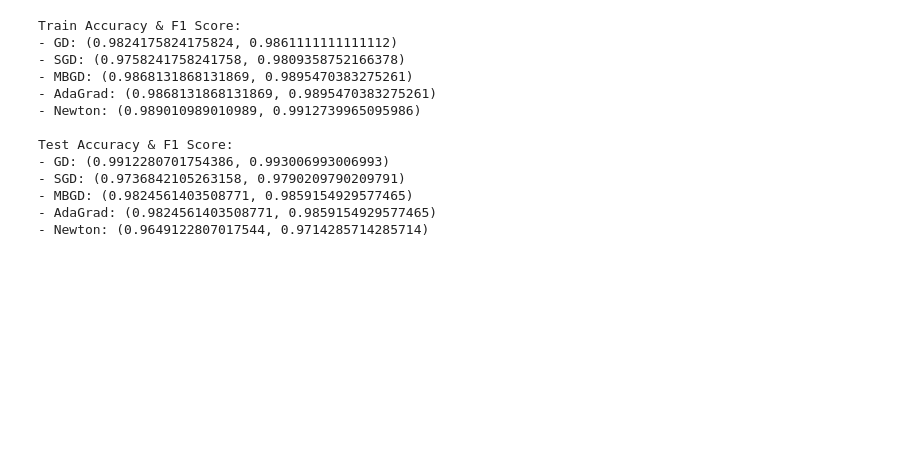
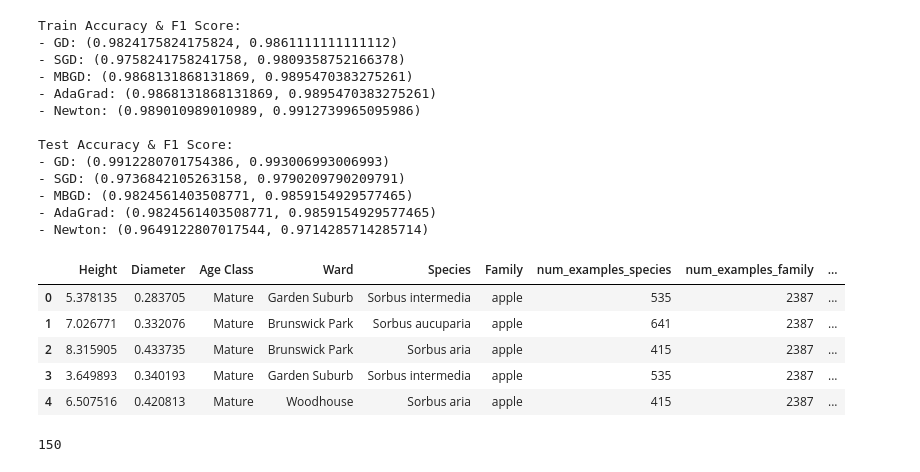
Before and after one commit to satadisha/data-exploratorium, a Jupyter notebook: general-lectures/interactive_ml_demo.ipynb, the cells around one changed output. Cells and saved outputs as stored; diff of their text form; code cells hidden in the pictures; blank space fills up the shorter version.

```diff
--- a/general-lectures/interactive_ml_demo.ipynb
+++ b/general-lectures/interactive_ml_demo.ipynb
@@ -1161,3 +1161,31 @@ Test Accuracy & F1 Score:
 - MBGD: (0.9824561403508771, 0.9859154929577465)
 - AdaGrad: (0.9824561403508771, 0.9859154929577465)
 - Newton: (0.9649122807017544, 0.9714285714285714)
+# %%
+import pandas as pd
+import numpy as np
+import matplotlib.pyplot as plt
+from matplotlib.animation import FuncAnimation
+from matplotlib.patches import FancyBboxPatch
+from matplotlib.lines import Line2D
+from IPython.display import HTML
+
+from sklearn.tree import DecisionTreeClassifier
+from sklearn.preprocessing import LabelEncoder
+
+# ----------------------------
+# 1) Load your CSV
+# ----------------------------
+df = pd.read_csv("data/data_for_tree_Oct22.csv")
+df.head()
+# %% [output]
+|  | Height | Diameter | Age Class | Ward | Species | Family | num_examples_species | num_examples_family | ... |
+| 0 | 5.378135 | 0.283705 | Mature | Garden Suburb | Sorbus intermedia | apple | 535 | 2387 | ... |
+| 1 | 7.026771 | 0.332076 | Mature | Brunswick Park | Sorbus aucuparia | apple | 641 | 2387 | ... |
+| 2 | 8.315905 | 0.433735 | Mature | Brunswick Park | Sorbus aria | apple | 415 | 2387 | ... |
+| 3 | 3.649893 | 0.340193 | Mature | Garden Suburb | Sorbus intermedia | apple | 535 | 2387 | ... |
+| 4 | 6.507516 | 0.420813 | Mature | Woodhouse | Sorbus aria | apple | 415 | 2387 | ... |
+# %%
+len(df)
+# %% [output]
+150
```
Also changed, not shown: parts of 3 cells of this notebook, 14 other files.
